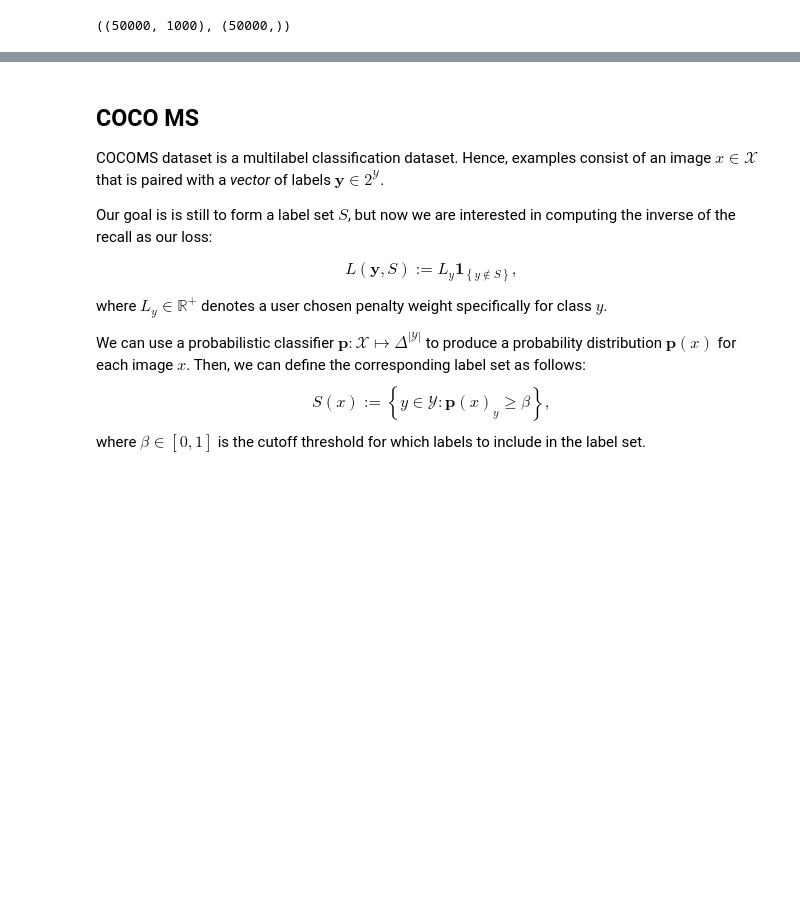
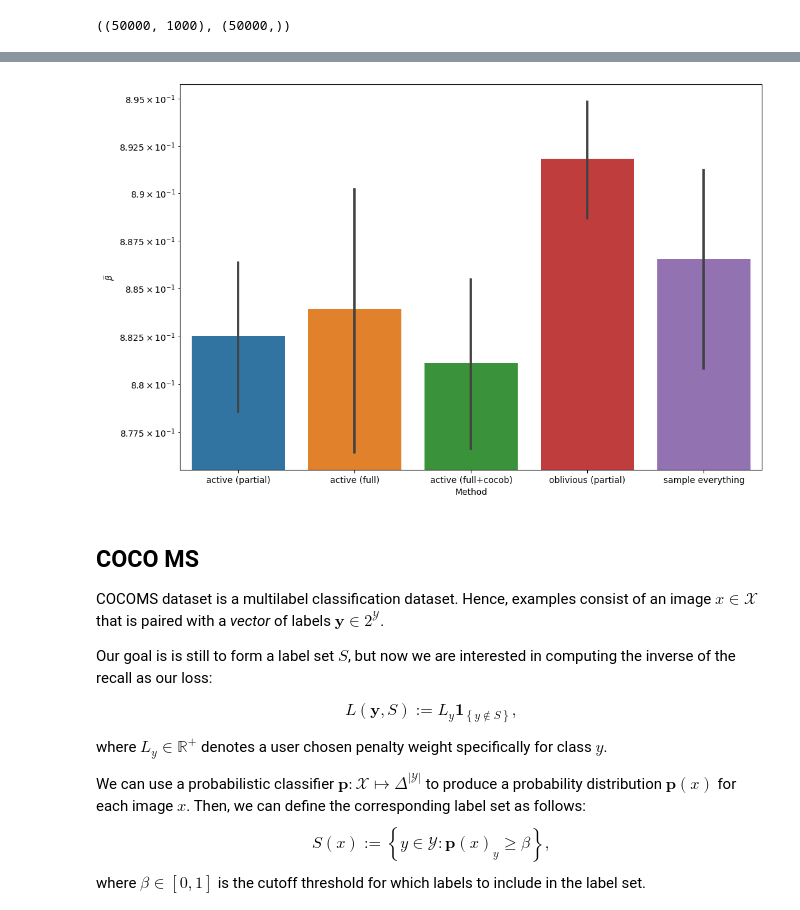
Before and after one commit to neilzxu/active-rcps, a Jupyter notebook: real_data.ipynb, the cells around one changed output, grey strips where cells are left out. Saved outputs shown, nothing was run; the diff lists cells and outputs as text; code cells hidden in the pictures; blank space fills up the shorter version.

```diff
--- a/real_data.ipynb
+++ b/real_data.ipynb
@@ -395,5 +371,48 @@ visualize_single_beta(single_beta_data, single_beta_df)
 [figure]
 [figure]
+# %%
+def load_beta_hat_results():
+    import dill
+    import pandas as pd
+    import IwUpperMartingale
+    from IwUpperMartingale import DummyMartingale
+    import Player
+    class DummyMinimax:
+        def __init(self):
+            pass
+    class DummyPlayer:
+        def __init(self):
+            pass
+    Player.DummyMinimax = DummyMinimax
+    Player.DummyPlayer = DummyPlayer
+    data_dir = 'results/beta_est_2500'
+    with open(f'{data_dir}/result_dump.pkl', 'rb') as in_f:
+        datas = dill.load(in_f)
+    data_df = pd.read_csv(f'{data_dir}/last_beta_dist.csv')
+    return datas, data_df
+
+beta_hat_data, beta_hat_df = load_beta_hat_results()
+# %%
+def visualize_beta_hat(beta_hat_data, beta_hat_df):
+    import pandas as pd
+    import seaborn as sns
+    import matplotlib.pyplot as plt
+    records = []
+    for names, _, sumlses, betases in beta_hat_data:
+        for name, sumls, betas in zip(names, sumlses, betases):
+            for labels, beta in zip(sumls, betas):
+                records.append({'Method': name, 'Labels': labels, 'Beta': beta})
+    plt.figure(figsize=(12,8))
+
+    sns.barplot(data=beta_hat_df[beta_hat_df['Method'] != 'active (shifted)'],
+                x='Method', y='$\\widehat{\\beta}$')
+    plt.yscale('log')
+    # df = pd.DataFrame.from_records(records)
+    # print(df)
+    # sns.lineplot(data=df, x='Labels', y='Beta', hue='Method')
+visualize_beta_hat(beta_hat_data, beta_hat_df)
+# %% [output]
+[figure, added]
 # %% [markdown]
 ## COCO MS
 
```
Also changed, not shown: parts of 4 cells of this notebook, 3 other files.
